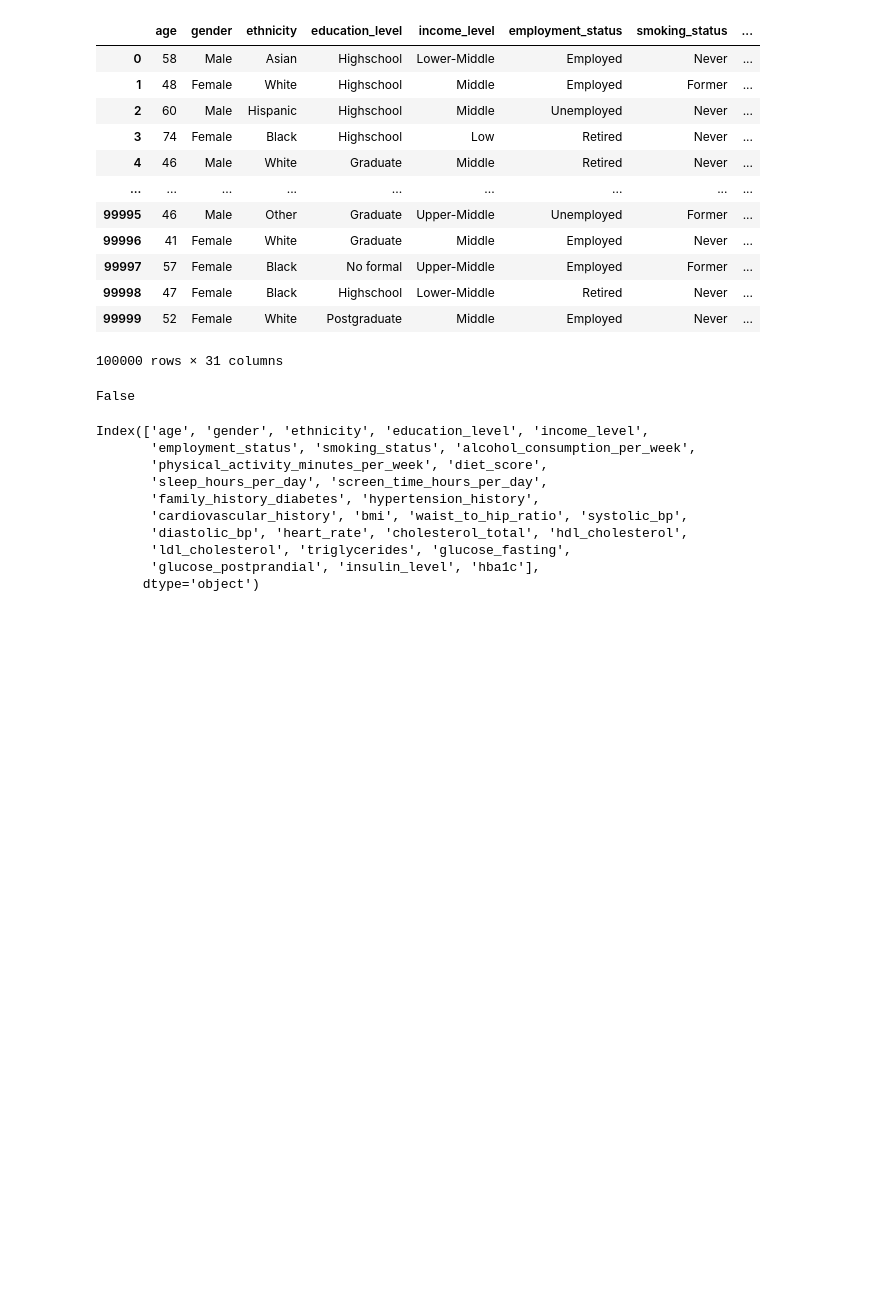
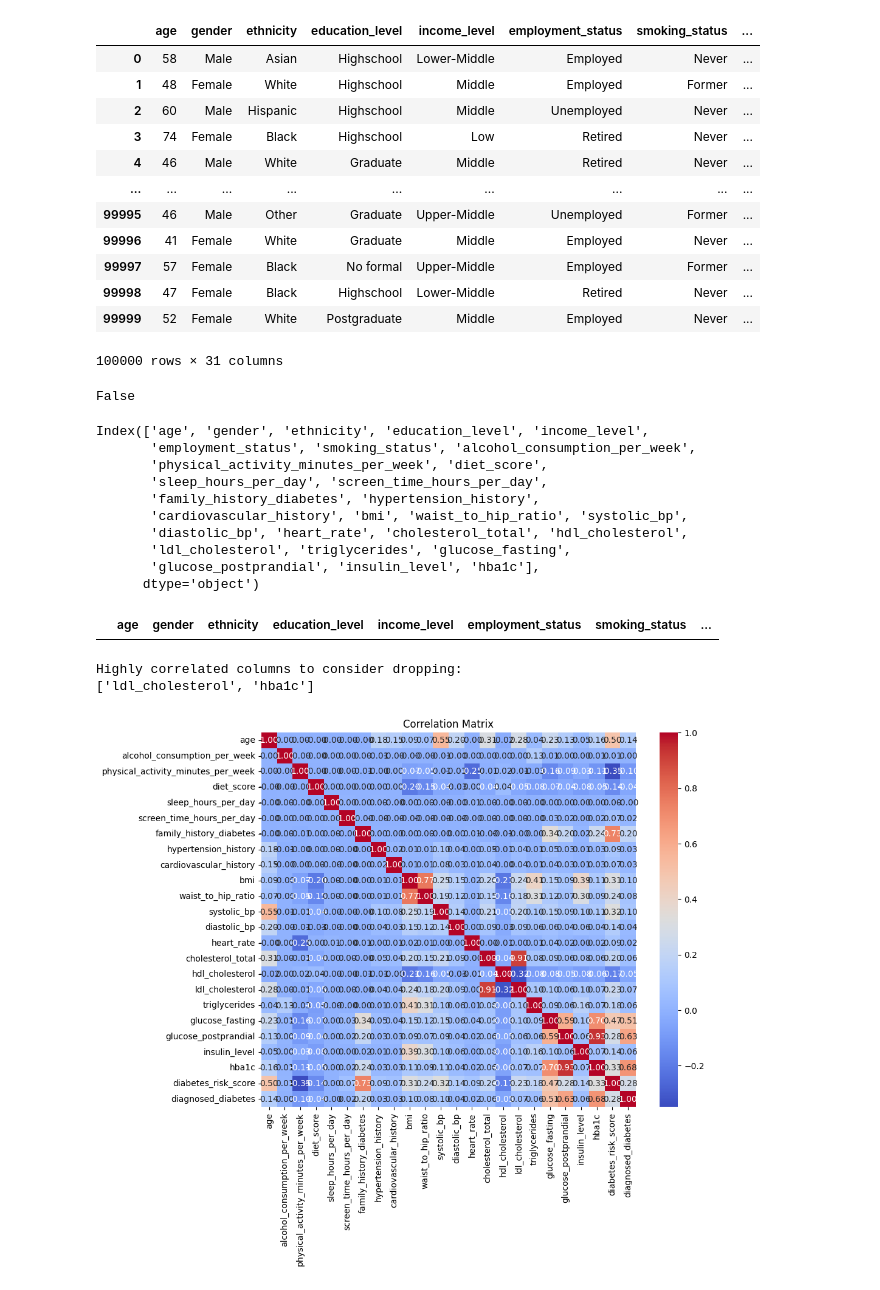
Before and after one commit to Nasz-113/NN-Classification-Diabetes-Health-Database, a Jupyter notebook: NN Classification.ipynb, the cells around one changed output. Cells and saved outputs as stored; diff of their text form; code cells hidden in the pictures; blank space fills up the shorter version.

```diff
--- a/NN Classification.ipynb
+++ b/NN Classification.ipynb
@@ -62,3 +67,28 @@ Index(['age', 'gender', 'ethnicity', 'education_level', 'income_level',
        'ldl_cholesterol', 'triglycerides', 'glucose_fasting',
        'glucose_postprandial', 'insulin_level', 'hba1c'],
       dtype='object')
+# %%
+diabetes[diabetes.duplicated()]
+# %% [output]
+|  | age | gender | ethnicity | education_level | income_level | employment_status | smoking_status | ... |
+# %%
+corr_matrix = diabetes.corr(numeric_only=True)
+
+# Take upper triangle of correlation matrix (to avoid duplicate pairs)
+upper = corr_matrix.where(np.triu(np.ones(corr_matrix.shape), k=1).astype(bool))
+
+# Find columns with correlation > 0.9 (you can adjust threshold)
+to_drop = [column for column in upper.columns if any(upper[column].abs() > 0.9)]
+
+print("Highly correlated columns to consider dropping:")
+print(to_drop)
+# %% [output]
+Highly correlated columns to consider dropping:
+['ldl_cholesterol', 'hba1c']
+# %%
+plt.figure(figsize=(10, 8))
+sns.heatmap(corr_matrix, annot=True, fmt=".2f", cmap="coolwarm", square=True)
+plt.title("Correlation Matrix")
+plt.show()
+# %% [output]
+[figure, added]
```
Also changed, not shown: parts of 9 cells of this notebook.
